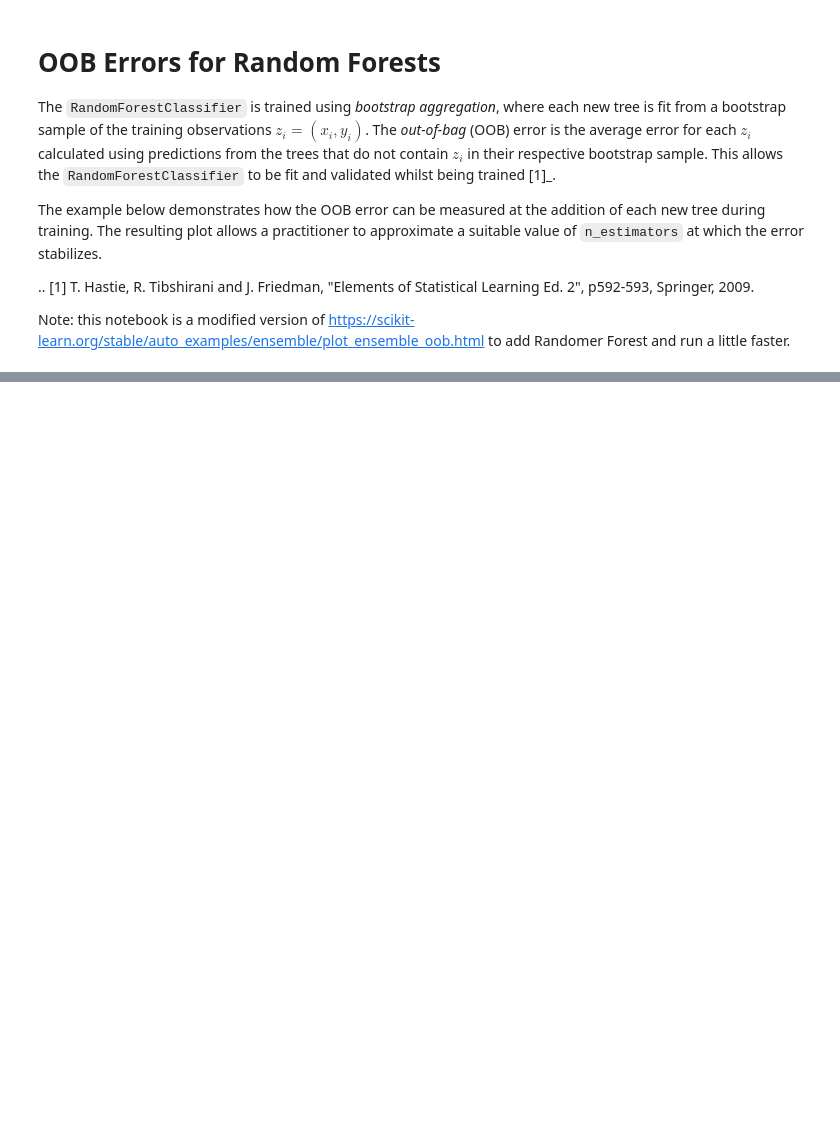
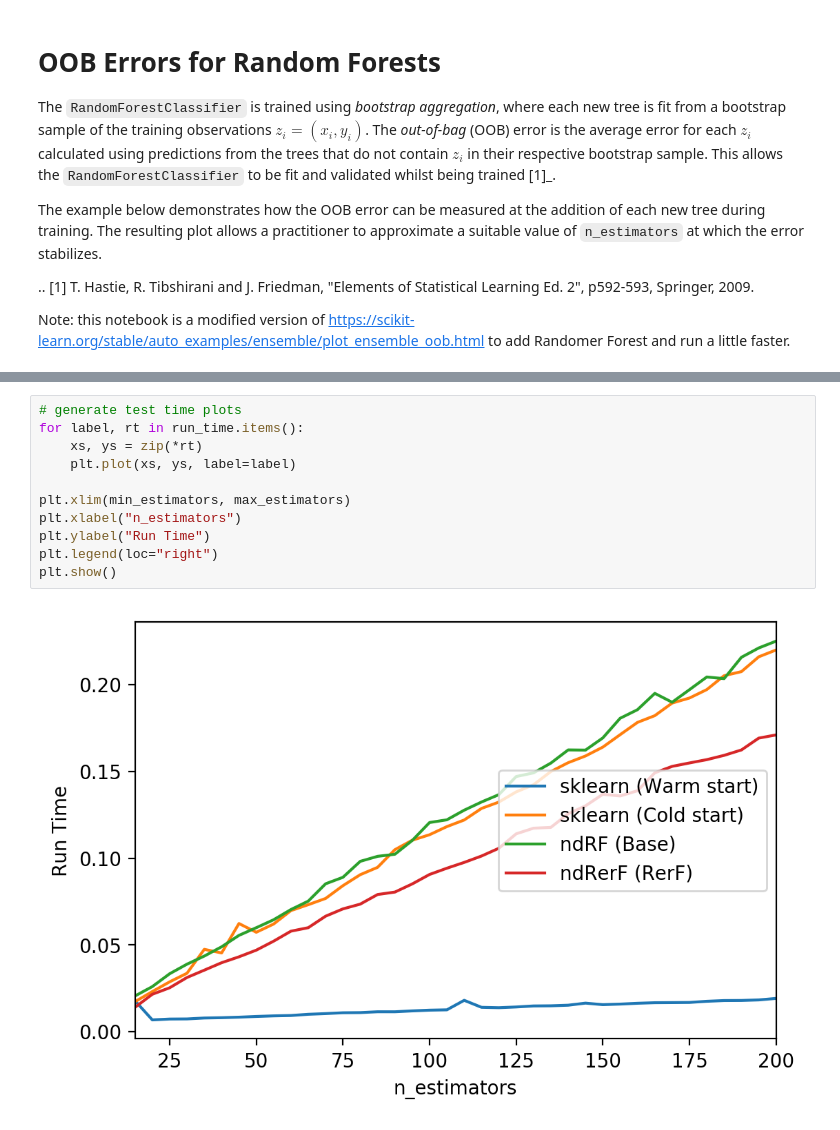
Before and after one commit to neurodata/SPORF, a Jupyter notebook: docs/demos/plot_ensemble_oob.ipynb, the cells around one changed output, grey strips where cells are left out. Saved outputs shown, nothing was run; the diff lists cells and outputs as text; blank space fills up the shorter version.

```diff
--- a/docs/demos/plot_ensemble_oob.ipynb
+++ b/docs/demos/plot_ensemble_oob.ipynb
@@ -97,0 +108,13 @@ plt.show()
+# %%
+# generate test time plots
+for label, rt in run_time.items():
+    xs, ys = zip(*rt)
+    plt.plot(xs, ys, label=label)
+
+plt.xlim(min_estimators, max_estimators)
+plt.xlabel("n_estimators")
+plt.ylabel("Run Time")
+plt.legend(loc="right")
+plt.show()
+# %% [output]
+[figure, added]
```
Also changed, not shown: parts of 2 cells of this notebook.
